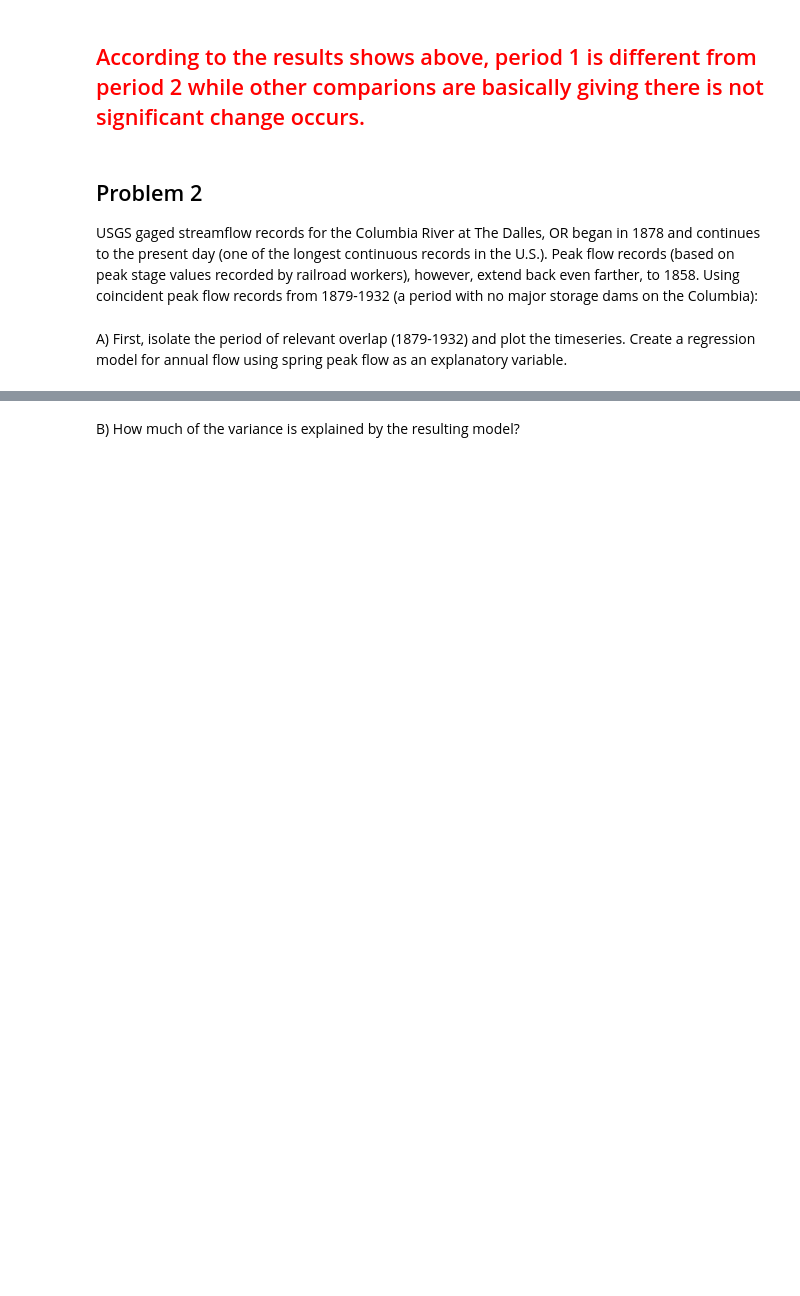
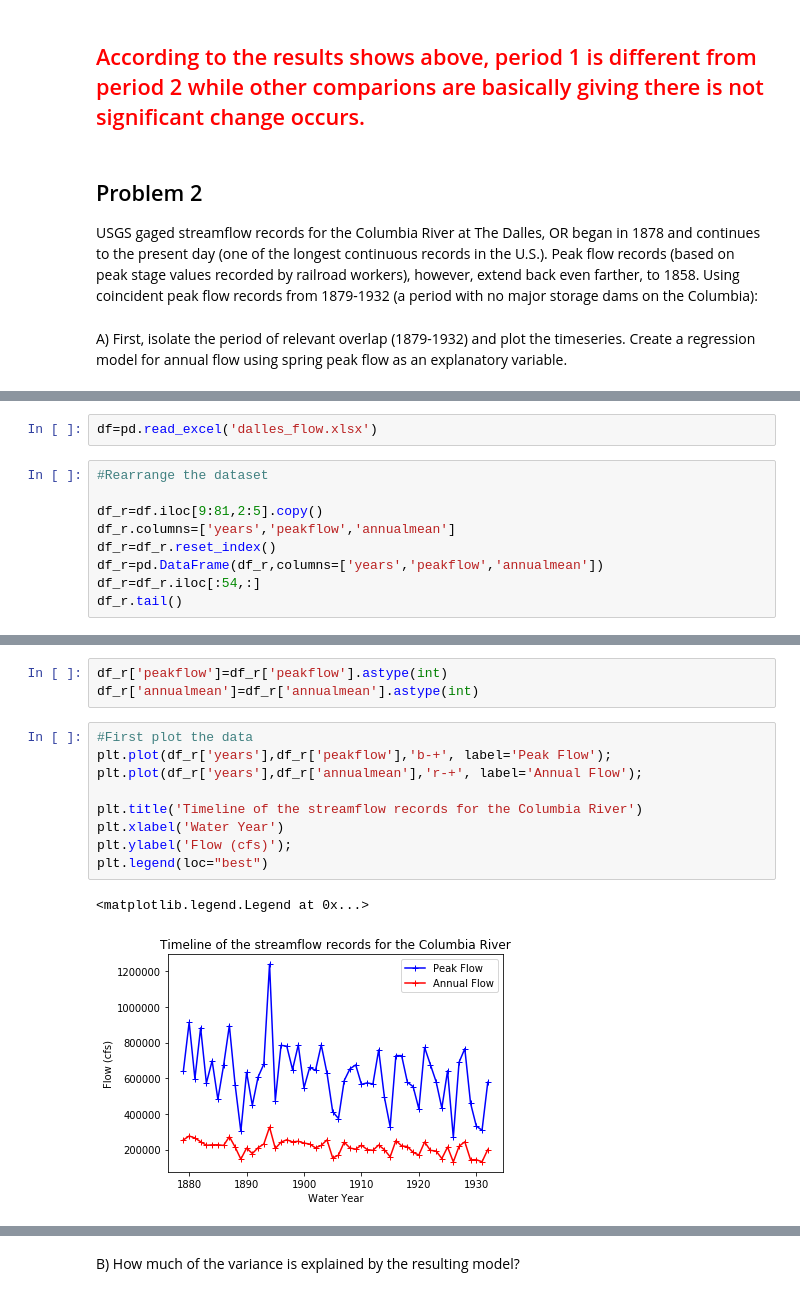
Before and after one commit to AzusaSayuri/UW-Data-analysis, a Jupyter notebook: HW3/Assignment 3 Ximin Hu.ipynb, the cells around one changed output, grey strips where cells are left out. Cells and saved outputs as stored; diff of their text form; blank space fills up the shorter version.

```diff
--- a/HW3/Assignment 3 Ximin Hu.ipynb
+++ b/HW3/Assignment 3 Ximin Hu.ipynb
@@ -231,0 +235,11 @@ A) First, isolate the period of relevant overlap (1879-1932) and plot the timese
+# %%
+df=pd.read_excel('dalles_flow.xlsx')
+# %%
+#Rearrange the dataset
+
+df_r=df.iloc[9:81,2:5].copy()
+df_r.columns=['years','peakflow','annualmean']
+df_r=df_r.reset_index()
+df_r=pd.DataFrame(df_r,columns=['years','peakflow','annualmean'])
+df_r=df_r.iloc[:54,:]
+df_r.tail()
@@ -231,0 +253,15 @@ A) First, isolate the period of relevant overlap (1879-1932) and plot the timese
+# %%
+df_r['peakflow']=df_r['peakflow'].astype(int)
+df_r['annualmean']=df_r['annualmean'].astype(int)
+# %%
+#First plot the data
+plt.plot(df_r['years'],df_r['peakflow'],'b-+', label='Peak Flow');
+plt.plot(df_r['years'],df_r['annualmean'],'r-+', label='Annual Flow');
+
+plt.title('Timeline of the streamflow records for the Columbia River')
+plt.xlabel('Water Year')
+plt.ylabel('Flow (cfs)');
+plt.legend(loc="best")
+# %% [output]
+<matplotlib.legend.Legend at 0x...>
+[figure, added]
```
Also changed, not shown: parts of 15 cells of this notebook.
